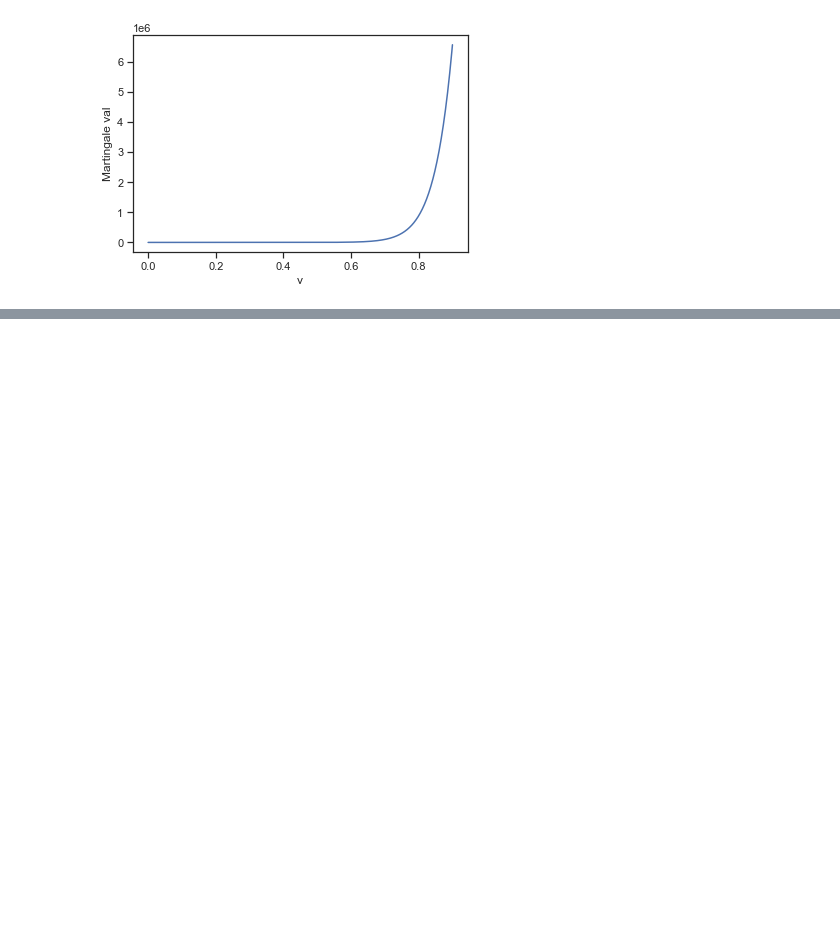
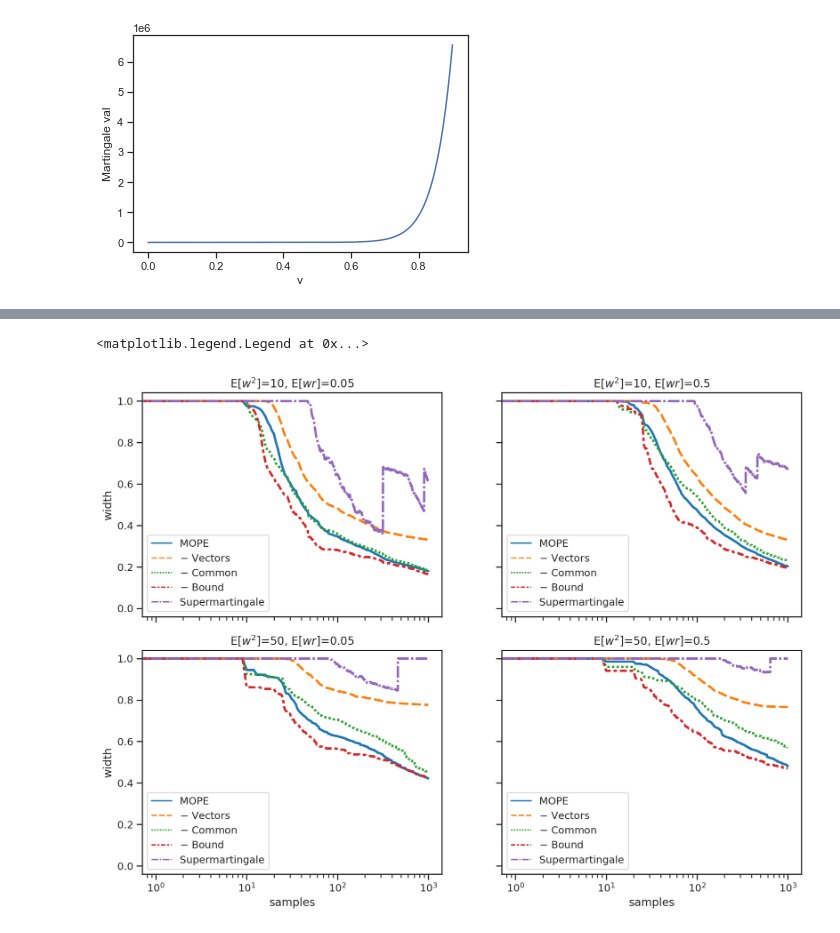
Before and after one commit to zmhammedi/mope, a Jupyter notebook: Betting-Width.ipynb, the cells around one changed output, grey strips where cells are left out. Saved outputs shown, nothing was run; the diff lists cells and outputs as text; code cells hidden in the pictures; blank space fills up the shorter version.

```diff
--- a/Betting-Width.ipynb
+++ b/Betting-Width.ipynb
@@ -155,0 +191,19 @@ plt.show()
+# %%
+legend = {'2d': 'MOPE', '1d': '$-$ Vectors', 'iqp': '$-$ Common', 'log': '$-$ Bound','supermartingale': 'Supermartingale'}
+fig, ax = plt.subplots(2,2, sharex='col', sharey='row', figsize=(12.8, 9.6), dpi=200, gridspec_kw={'hspace': 0.15})
+for i,wsq in enumerate((10, 50)):
+    for j,tv in enumerate((0.05, 0.5)):
+        d = {}
+        for method in '2d','1d','iqp','log', 'supermartingale':
+            name = f'width{method}_{wsq}_{tv}.pkl'
+            with open(name, 'rb') as pkl:
+                d[legend[method]] = pickle.load(pkl)[1]['width']
+        experiments.plotit(d,f'E[$w^2$]={wsq}, E[$wr$]={tv}', ax=ax[i,j])
+ax[0,0].set(xscale="log")
+ax[0,1].set(xscale="log")
+ax[0,0].legend(loc='lower left')
+ax[0,1].legend(loc='lower left')
+#fig.savefig('width.pdf', bbox_inches='tight', pad_inches=0)
+# %% [output]
+<matplotlib.legend.Legend at 0x...>
+[figure, added]
```
Also changed, not shown: parts of 3 cells of this notebook, 24 other files.
